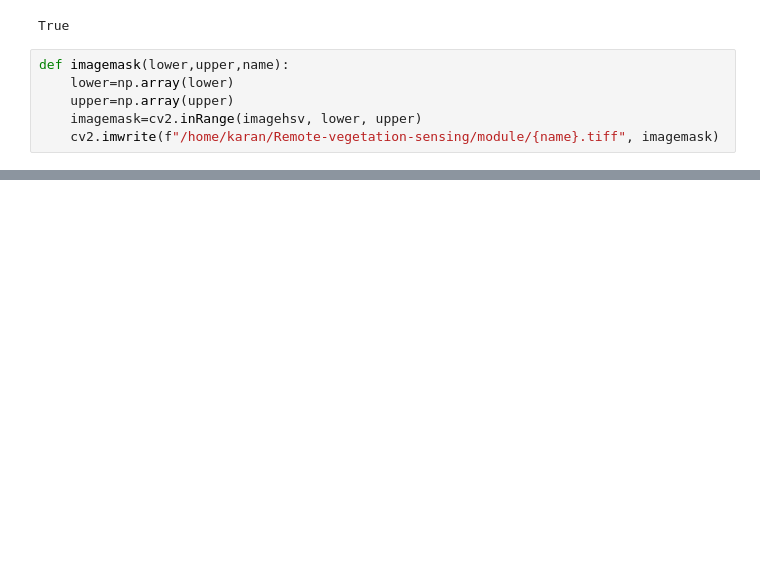
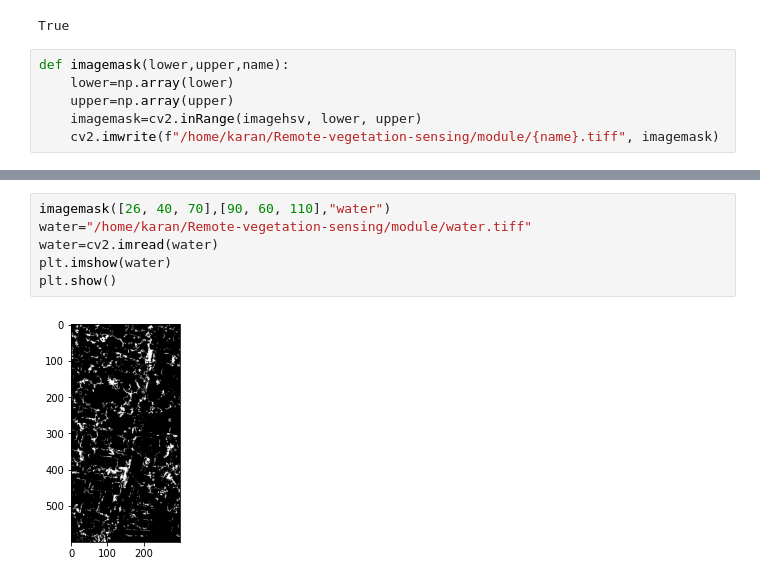
Before and after one commit to shettykaran57/Remote-vegetation-sensing, a Jupyter notebook: Opencv.ipynb, the cells around one changed output, grey strips where cells are left out. Drawn from its saved outputs; the diff is of its cells as text; blank space fills up the shorter version.

```diff
--- a/Opencv.ipynb
+++ b/Opencv.ipynb
@@ -225,0 +224,8 @@ plt.show()
+# %%
+imagemask([26, 40, 70],[90, 60, 110],"water")
+water="/home/karan/Remote-vegetation-sensing/module/water.tiff"
+water=cv2.imread(water)
+plt.imshow(water)
+plt.show()
+# %% [output]
+[figure, added]
```
Also changed, not shown: parts of 19 cells of this notebook, 47 other files.
